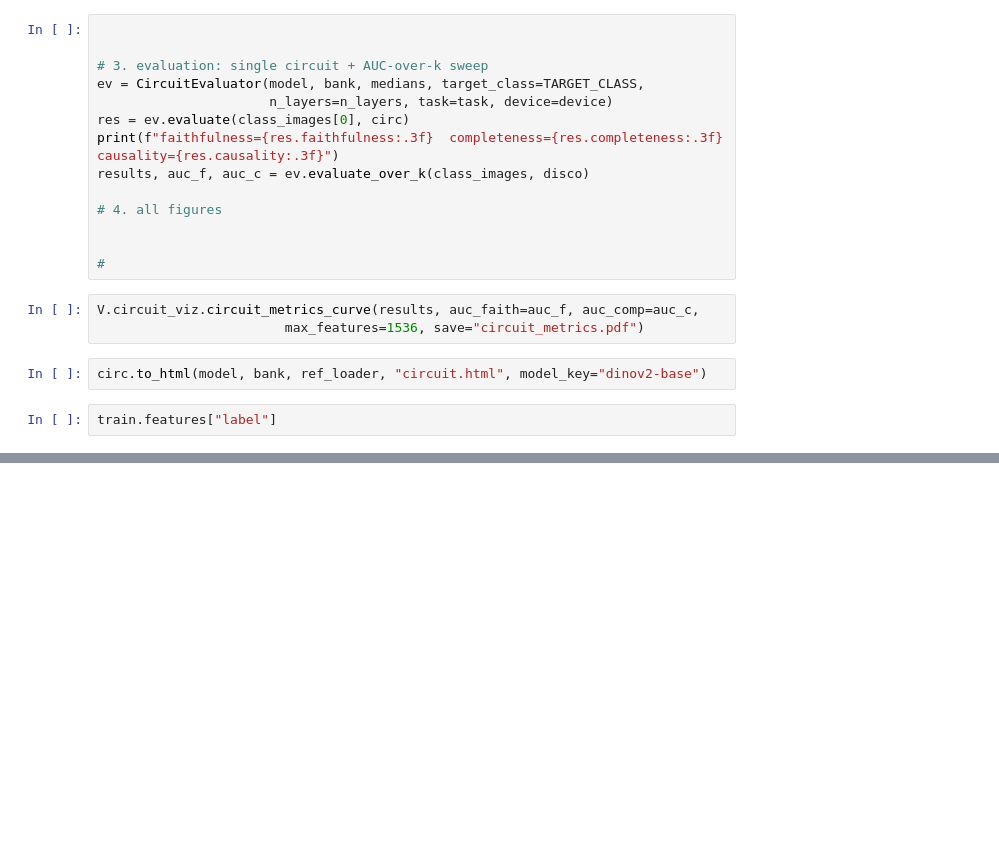
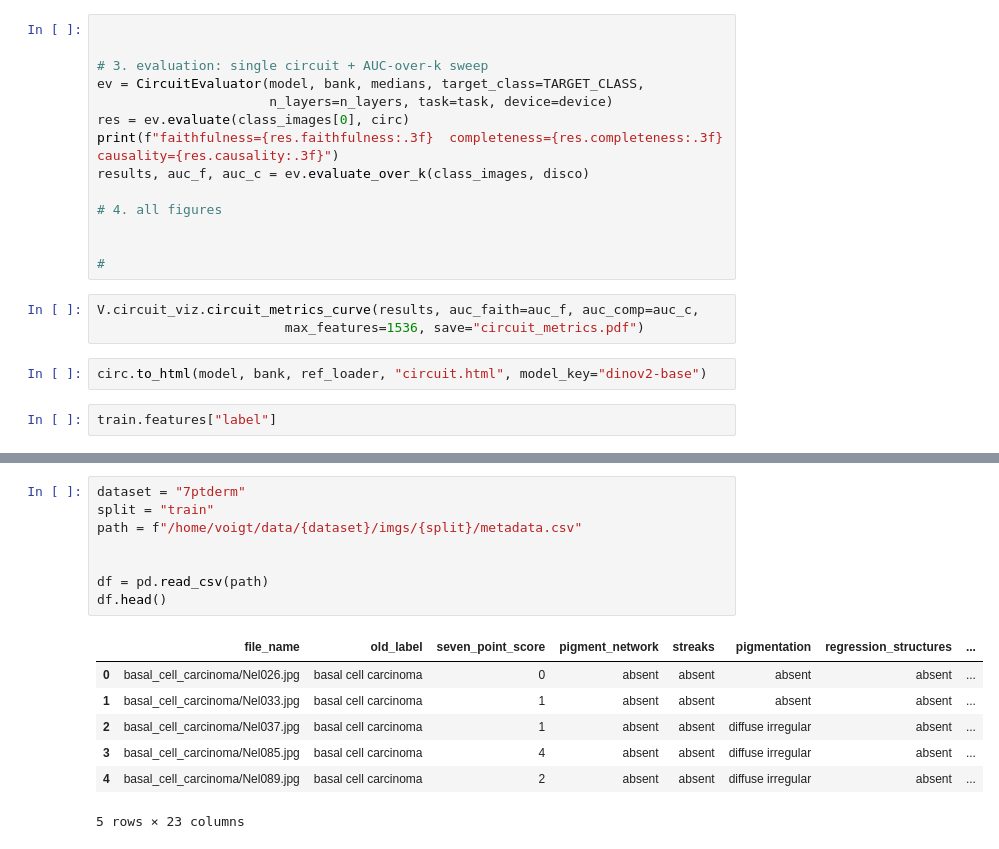
Before and after one commit to VoErik/vitlab, a Jupyter notebook: notebooks/Untitled.ipynb, the cells around one changed output, grey strips where cells are left out. Saved outputs shown, nothing was run; the diff lists cells and outputs as text; blank space fills up the shorter version.

```diff
--- a/notebooks/Untitled.ipynb
+++ b/notebooks/Untitled.ipynb
@@ -128,0 +578,16 @@ train.features["label"]
+# %%
+dataset = "7ptderm"
+split = "train"
+path = f"/home/voigt/data/{dataset}/imgs/{split}/metadata.csv"
+
+
+df = pd.read_csv(path)
+df.head()
+# %% [output]
+|  | file_name | old_label | seven_point_score | pigment_network | streaks | pigmentation | regression_structures | ... |
+| 0 | basal_cell_carcinoma/Nel026.jpg | basal cell carcinoma | 0 | absent | absent | absent | absent | ... |
+| 1 | basal_cell_carcinoma/Nel033.jpg | basal cell carcinoma | 1 | absent | absent | absent | absent | ... |
+| 2 | basal_cell_carcinoma/Nel037.jpg | basal cell carcinoma | 1 | absent | absent | diffuse irregular | absent | ... |
+| 3 | basal_cell_carcinoma/Nel085.jpg | basal cell carcinoma | 4 | absent | absent | diffuse irregular | absent | ... |
+| 4 | basal_cell_carcinoma/Nel089.jpg | basal cell carcinoma | 2 | absent | absent | diffuse irregular | absent | ... |
+5 rows × 23 columns
```
Also changed, not shown: parts of 8 cells of this notebook, 8 other files.
